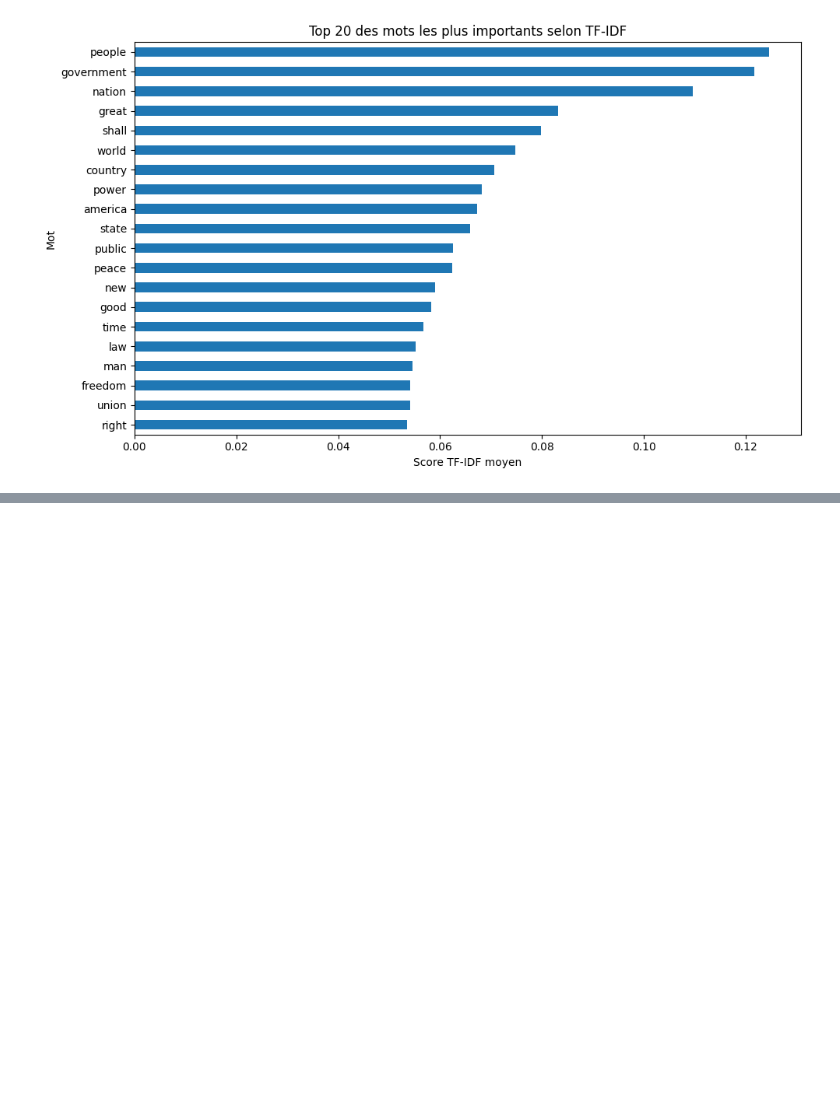
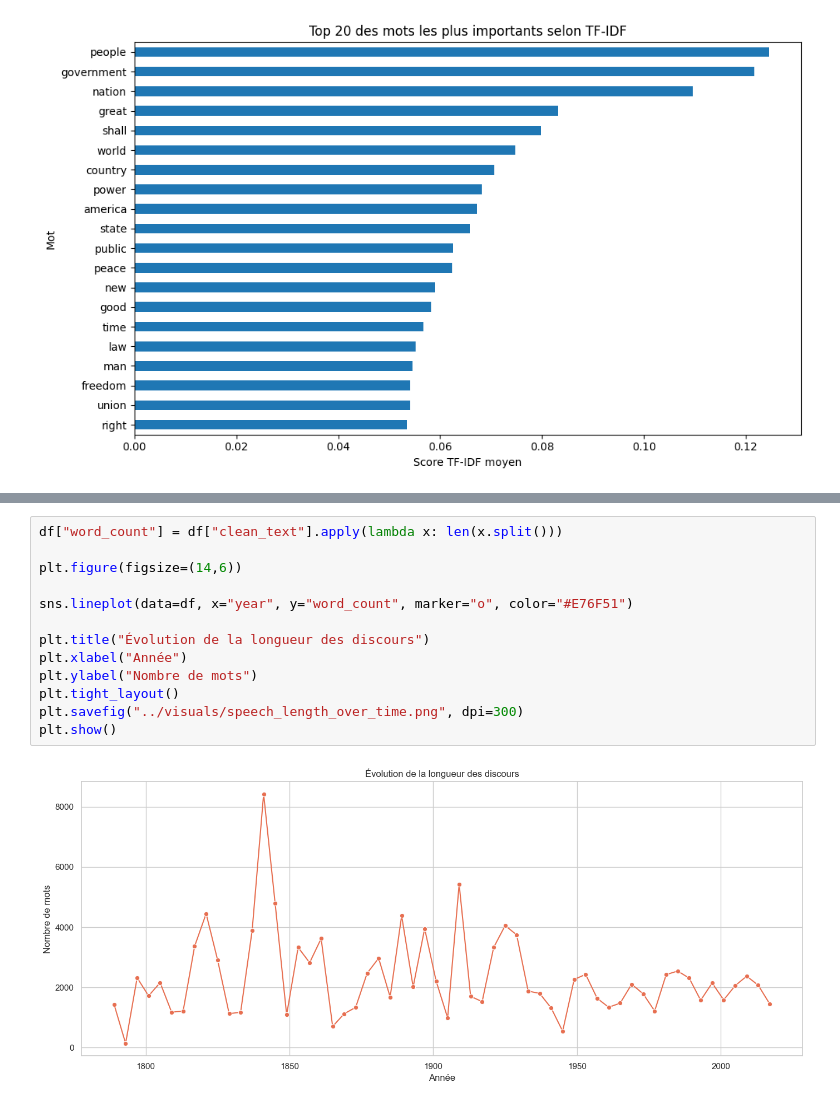
Before and after one commit to yasminebenhajsalah2211-max/presidential-speeches-nlp-analysis, a Jupyter notebook: notebooks/analysis.ipynb, the cells around one changed output, grey strips where cells are left out. Cells and saved outputs as stored; diff of their text form; blank space fills up the shorter version.

```diff
--- a/notebooks/analysis.ipynb
+++ b/notebooks/analysis.ipynb
@@ -344,0 +370,15 @@ plt.show()
+# %%
+df["word_count"] = df["clean_text"].apply(lambda x: len(x.split()))
+
+plt.figure(figsize=(14,6))
+
+sns.lineplot(data=df, x="year", y="word_count", marker="o", color="#E76F51")
+
+plt.title("Évolution de la longueur des discours")
+plt.xlabel("Année")
+plt.ylabel("Nombre de mots")
+plt.tight_layout()
+plt.savefig("../visuals/speech_length_over_time.png", dpi=300)
+plt.show()
+# %% [output]
+[figure, added]
```
Also changed, not shown: parts of 6 cells of this notebook, 3 other files.
